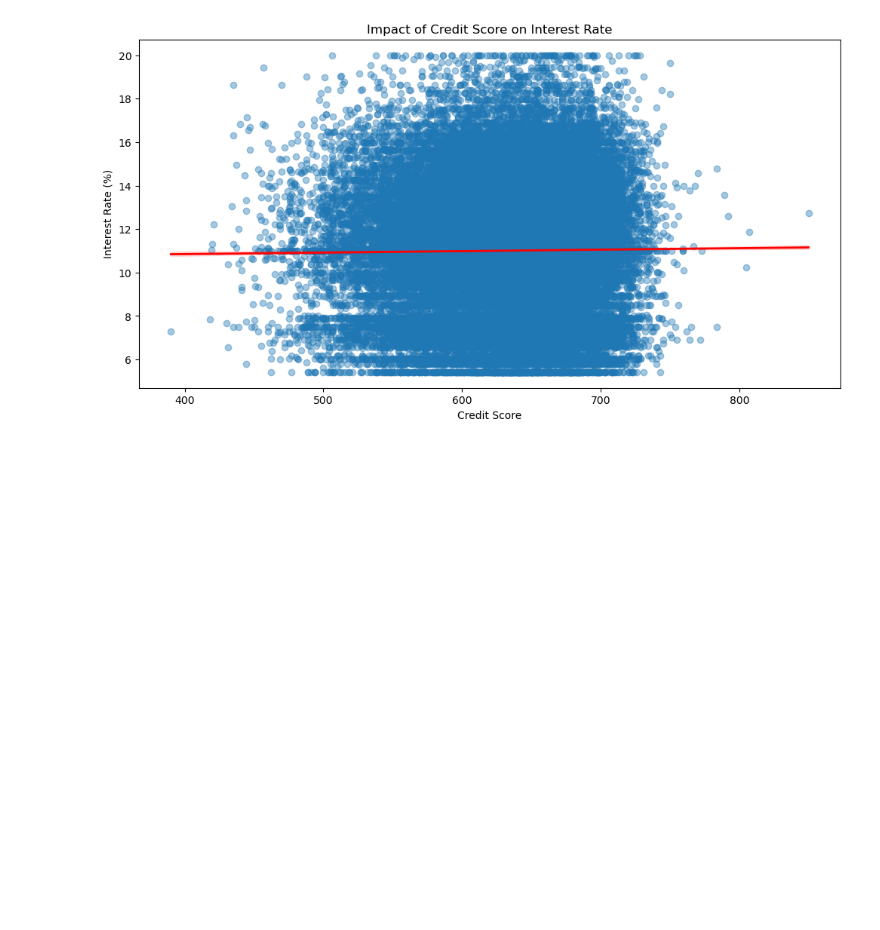
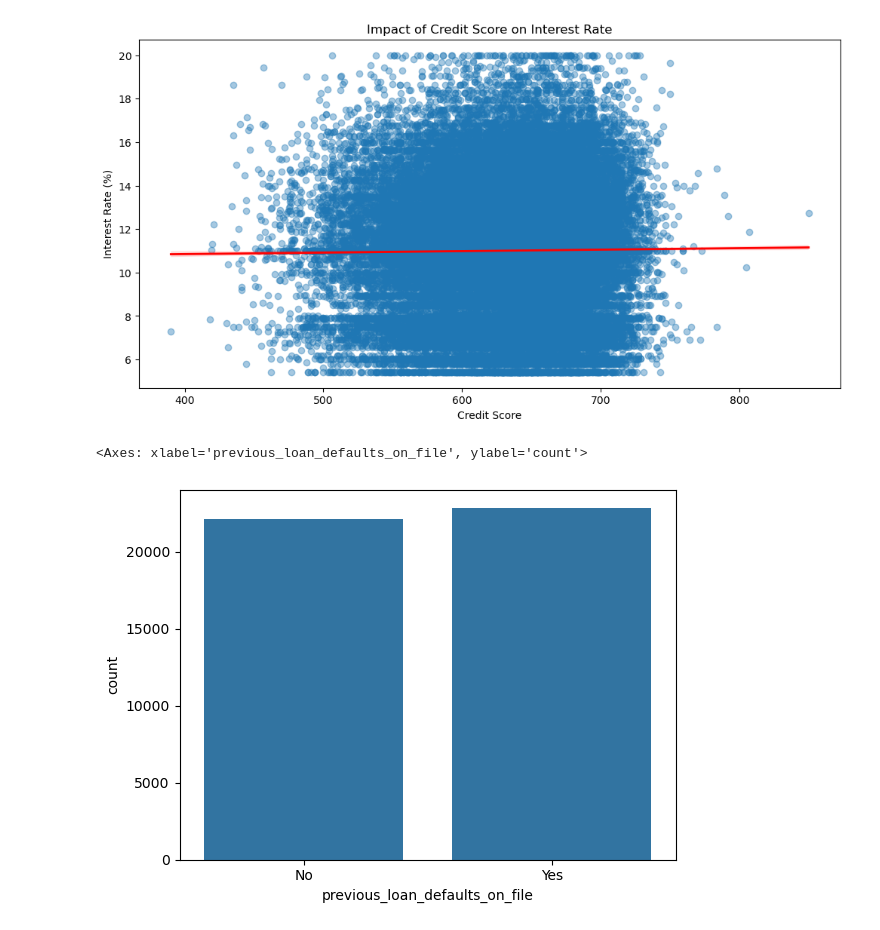
Before and after one commit to LewGoesB00M/CMP6230, a Jupyter notebook: Assignment/Report/Code/CMP6230.ipynb, the cells around one changed output. Cells and saved outputs as stored; diff of their text form; code cells hidden in the pictures; blank space fills up the shorter version.

```diff
--- a/Assignment/Report/Code/CMP6230.ipynb
+++ b/Assignment/Report/Code/CMP6230.ipynb
@@ -262,3 +263,8 @@ plt.ylabel('Interest Rate (%)')
 plt.show()
 # %% [output]
 [figure]
+# %%
+sns.countplot(df, x = "previous_loan_defaults_on_file")
+# %% [output]
+<Axes: xlabel='previous_loan_defaults_on_file', ylabel='count'>
+[figure, added]
```
Also changed, not shown: parts of 4 cells of this notebook, 17 other files.
